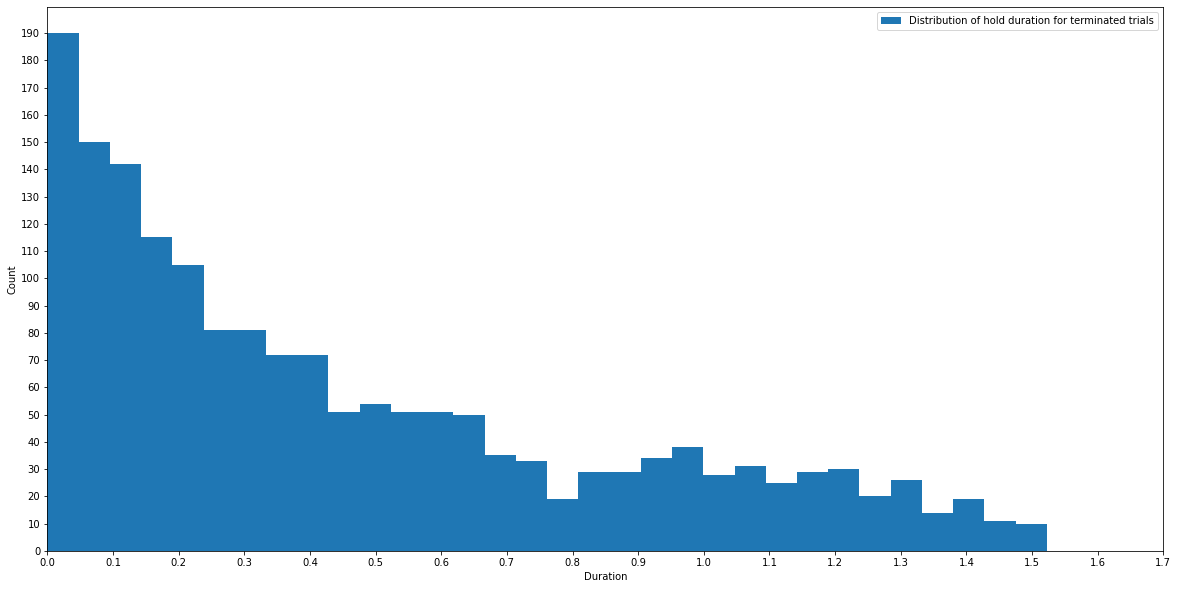
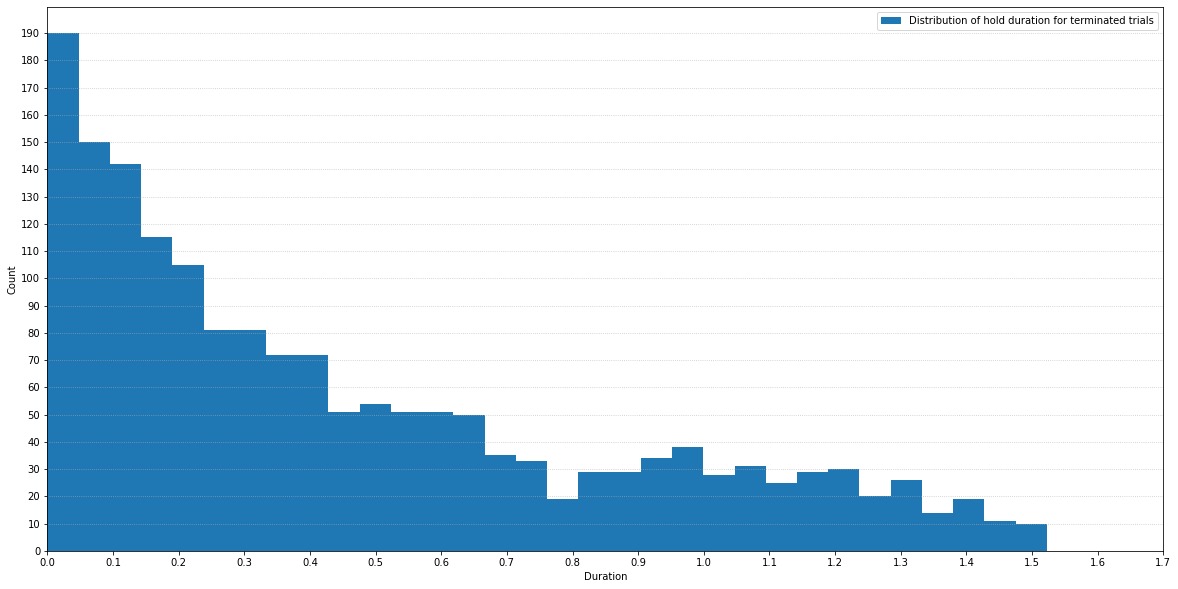
The notebook cell's code change between the first figure and the second:
--- before
+++ after
@@ -23,5 +23,5 @@
 ax_complete.legend(loc='upper left')
 
-plt.savefig(rf'{export_img}terminated_durations.png')
+plt.savefig(rf'{export_img}terminated_durations.jpg')
 plt.show()
 
@@ -40,26 +40,20 @@
 ax_hist_complete.set_xlim(0, ymax)
 
+ax_hist_complete.yaxis.grid(visible=True, linestyle=':', alpha=0.75)
+
 ax_hist_complete.legend(loc='upper right')
 
-plt.savefig(rf'{export_img}terminated_durations_histogram.png')
+plt.savefig(rf'{export_img}terminated_durations_histogram.jpg')
 plt.show()
 
 # cat plots
 
-default = [dwell_time]*len(grouped_layers_complete) 
+plt.figure(figsize=(20,10))
 
-# fig_layers_complete = plt.figure(figsize=(20,10))
-
-# grouped_layers_complete.hist(column=["Duration"])
-
-
-# ax2 = sns.catplot(data= terminated_durations, x="Num_Layers", y="Duration", kind="box", height=10)
-# ax3 = sns.violinplot(data= terminated_durations, x="Num_Layers", y="Duration", inner="quartile")
-
-# Plot the orbital period with horizontal boxes
+# Plot the duration per number of layers with vertical boxes
 ax_layers_complete_cat = sns.catplot(x="Num_Layers", y="Duration", data=terminated_durations, kind="box", height=10, legend=True)
 
-# Add in points to show each observation
-ax_layers_complete = sns.stripplot(x="Num_Layers", y="Duration", data=terminated_durations, hue="MappingMethod", size=4, linewidth=0, color='0.7', jitter=0.2, alpha=0.75)
+# Add in points to show each duration
+ax_layers_complete = sns.stripplot(x="Num_Layers", y="Duration", data=terminated_durations, color='0.7', size=4, linewidth=0, jitter=0.2, alpha=0.75)
 
 # Tweak the visual presentation
@@ -71,5 +65,44 @@
 sns.despine(trim=True, left=True)
 
-plt.savefig(rf'{export_img}terminated_durations_box.png')
+plt.savefig(rf'{export_img}terminated_durations_box.jpg')
+
+plt.show()
+
+plt.figure(figsize=(20,10))
+
+# Plot the duration per number of layers with vertical boxes
+ax_layers_complete_cat2 = sns.catplot(x="Num_Layers", y="Duration", data=terminated_durations, hue="MappingMethod", kind="box", height=10, legend=True)
+
+# Add in points to show each duration
+ax_layers_complete2 = sns.stripplot(x="Num_Layers", y="Duration", data=terminated_durations, hue="MappingMethod", dodge=True, color='0.7', size=4, linewidth=0, jitter=0.2, alpha=0.75)
+
+# Tweak the visual presentation
+ax_layers_complete2.yaxis.set_major_locator(MultipleLocator(0.1))
+ax_layers_complete2.yaxis.grid(visible=True, linestyle=':', alpha=0.5)
+
+ax_layers_complete2.set_xlabel("Num Layers")
+ax_layers_complete2.set_ylabel('Duration')
+sns.despine(trim=True, left=True)
+
+plt.savefig(rf'{export_img}terminated_durations_box2.jpg')
+
+plt.show()
+
+# violin plot
+
+plt.figure(figsize=(20,10))
+
+# Plot the duration per number of layers period with horizontal boxes
+ax_layers_complete3 = sns.violinplot(x="Num_Layers", y="Duration", data=terminated_durations, hue="MappingMethod", inner="quartile", height=10, legend=True)
+
+# Tweak the visual presentation
+ax_layers_complete3.yaxis.set_major_locator(MultipleLocator(0.1))
+ax_layers_complete3.yaxis.grid(visible=True, linestyle=':', alpha=0.5)
+
+ax_layers_complete3.set_xlabel("Num Layers")
+ax_layers_complete3.set_ylabel('Duration')
+sns.despine(trim=True, left=True)
+
+plt.savefig(rf'{export_img}terminated_durations_violin.jpg')
 
 plt.show()
@@ -97,4 +130,4 @@
 ax_layers.legend(loc='upper left')
 
-plt.savefig(rf'{export_img}terminated_durations_layers.png')
+plt.savefig(rf'{export_img}terminated_durations_layers.jpg')
 plt.show()

Commit: feature: violin plots fix: export to jpg feature: split categories